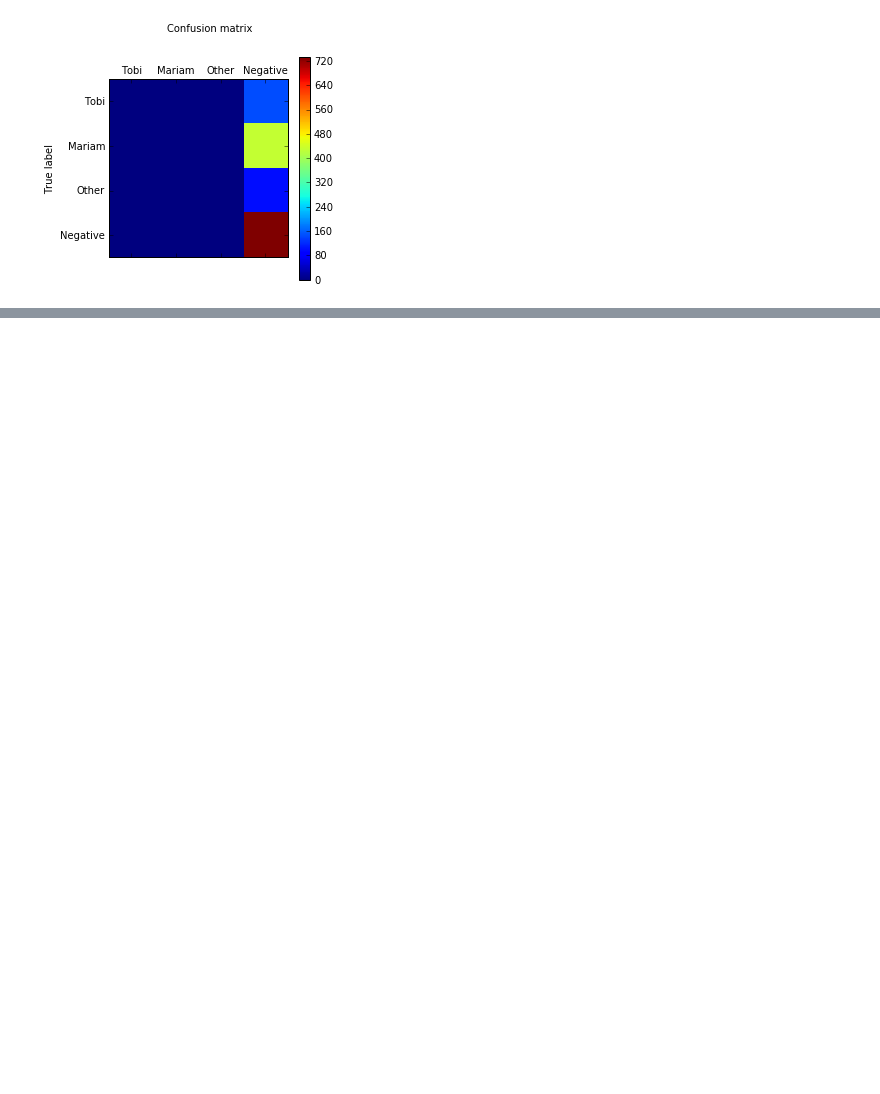
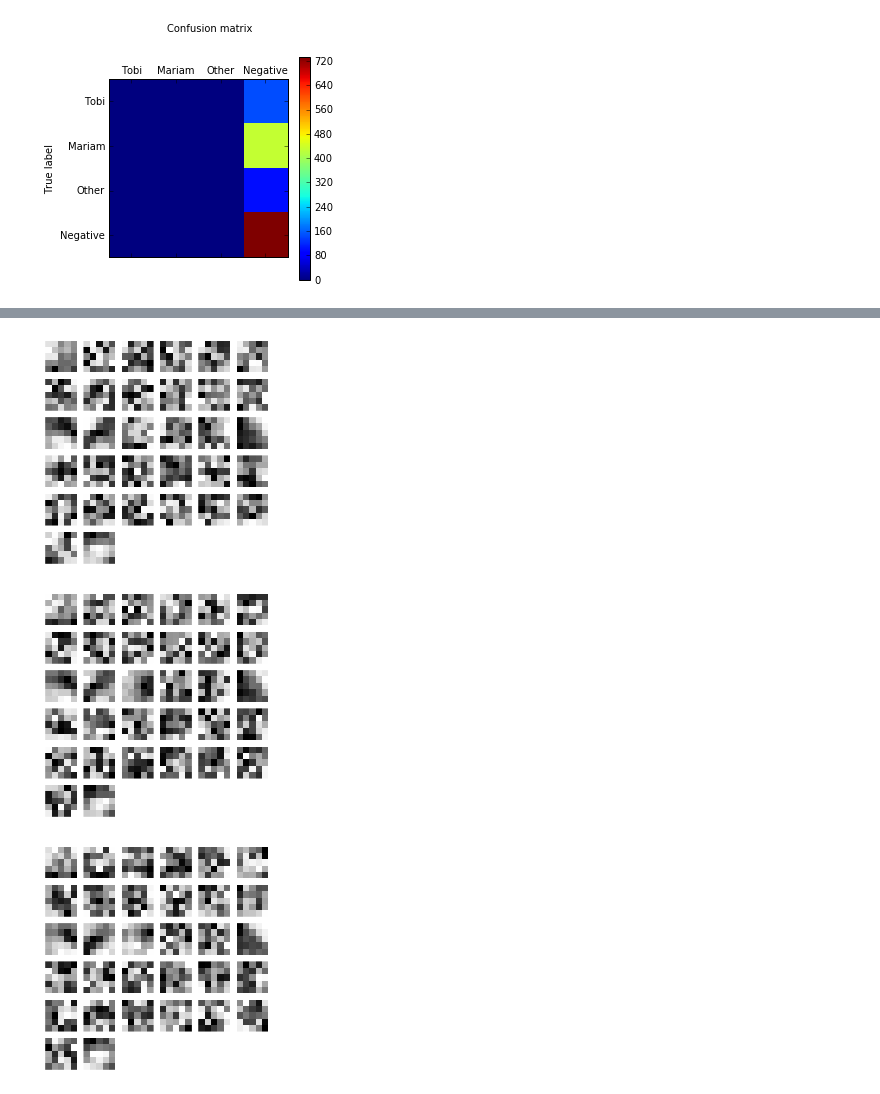
Before and after one commit to TobiasWeis/neuralnet_facerecog, a Jupyter notebook: NN_Tobi_Mariam_Mirror.ipynb, the cells around one changed output, grey strips where cells are left out. Drawn from its saved outputs; the diff is of its cells as text; code cells hidden in the pictures; blank space fills up the shorter version.

```diff
--- a/NN_Tobi_Mariam_Mirror.ipynb
+++ b/NN_Tobi_Mariam_Mirror.ipynb
@@ -104,3 +119,6 @@ plt.xticks(range(len(s.labels)), s.labels)
 plt.show()
 # %% [output]
 [figure]
+# %%
+visualize.plot_conv_weights(net1.layers_[1], figsize=(4, 4))
+# %% [output]
@@ -107,3 +126,6 @@ plt.show()
+[figure, added]
+[figure, added]
+[figure, added]
 # %%
 from matplotlib import pyplot as plt
 import numpy as np
```
Also changed, not shown: parts of 10 cells of this notebook, 5 other files.
